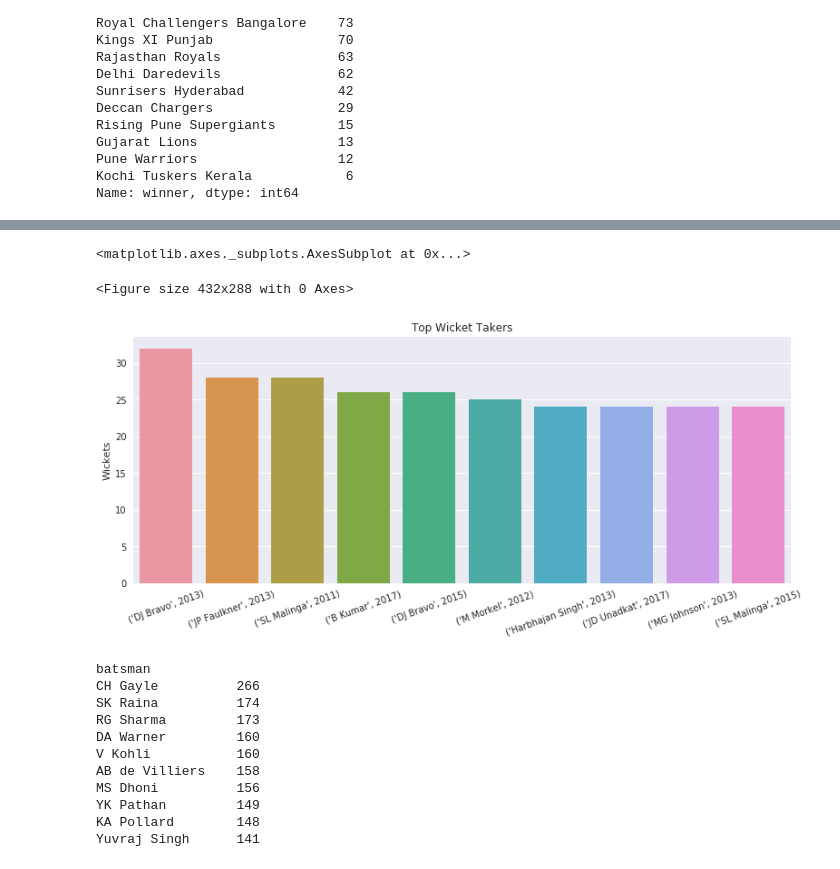
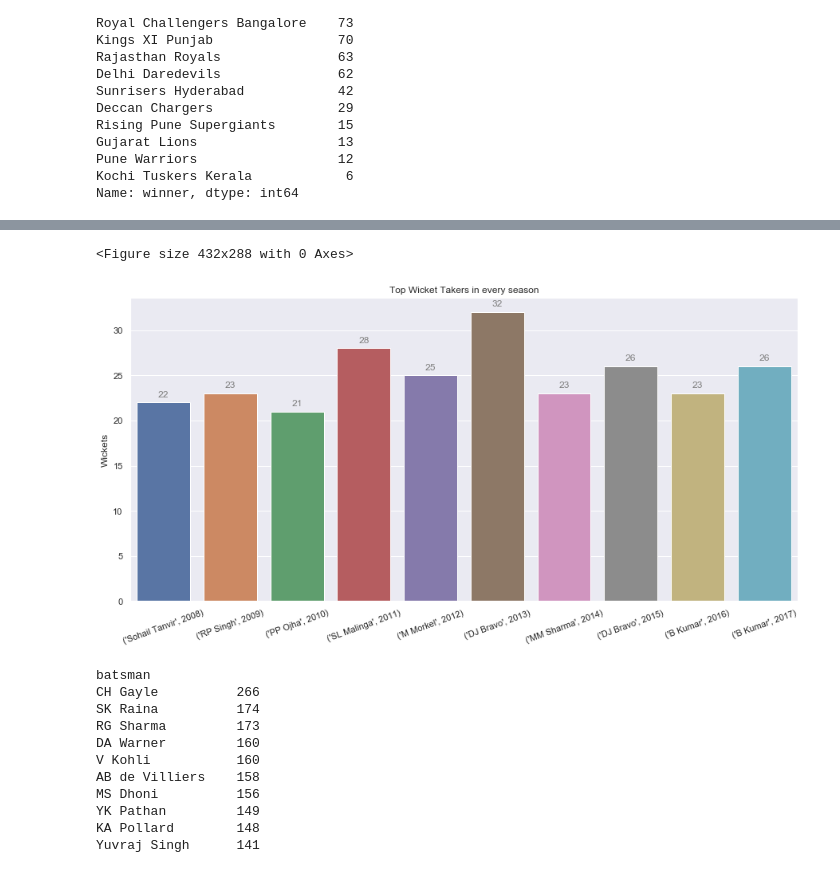
Before and after one commit to gauravr1993/data-analysis, a Jupyter notebook: IPL-Visualization/IPL1.ipynb, the cells around one changed output, grey strips where cells are left out. Cells and saved outputs as stored; diff of their text form; code cells hidden in the pictures.

```diff
--- a/IPL-Visualization/IPL1.ipynb
+++ b/IPL-Visualization/IPL1.ipynb
@@ -85,6 +86,8 @@ new_index = ['CSK','DC','DD','GL','KXIP','KTK','KKR','MI','PWI','RR','RPS','RCB'
 win_percent.index = new_index
 fig, ax = plt.subplots()
 plt.title('Win Percentage of Teams')
-fig.set_size_inches(10, 5)
+fig.set_size_inches(15, 5)
 sns.barplot(x=win_percent.index,y=win_percent.values)
+for p in ax.patches:
+    ax.annotate(str(round(p.get_height(),2)),(p.get_x() * 1.005, p.get_height() * 1.005),ha='left',fontsize=12)
 # %% [output]
@@ -184,0 +198,3 @@ memory usage: 25.3+ MB
+# %%
+final_data['batting_team'] = final_data['batting_team'].replace('Rising Pune Supergiant','Rising Pune Supergiants')
+final_data['bowling_team'] = final_data['bowling_team'].replace('Rising Pune Supergiant','Rising Pune Supergiants')
@@ -200,0 +253,7 @@ final_data = pd.merge(data,df,left_on='id',right_on='match_id')
+# %%
+new_df = final_data.groupby(['season','batsman']).agg({'batsman_runs':'sum'})
+table = new_df.sort_values(by = 'batsman_runs', ascending = False)
+final = table.groupby(level=0).head(1)
+run_getters = final.sort_values(by='season')
+orange_cap_holder = run_getters.iloc[:,0]
+orange_cap_holder
@@ -201,13 +273,11 @@ final_data = pd.merge(data,df,left_on='id',right_on='match_id')
 # %%
-#Top Batsman(Run Getters) in a Season
-top_batsman_by_season = final_data.groupby(['batsman','season'])['batsman_runs'].sum().nlargest(10)
-plt.figure(4)
+plt.figure(5)
 fig, ax = plt.subplots()
-fig.set_size_inches(13, 5)
+fig.set_size_inches(15, 5)
 plt.title('Highest Run Getter in a Season')
 plt.ylabel('Runs')
 plt.xticks(rotation=45)
-g = sns.barplot(x=top_batsman_by_season.index,y=top_batsman_by_season.values,palette='Reds_d')
+g = sns.barplot(x=orange_cap_holder.index,y=orange_cap_holder.values,palette='Reds_d')
 #annotate axis = seaborn axis
 for p in g.patches:
              ax.annotate("%d" % p.get_height(), (p.get_x() + p.get_width() / 2., p.get_height()),
@@ -272,17 +329,24 @@ Name: player_dismissed, dtype: int64
 # %%
-top_bowler_by_season = d.groupby(['bowler','season'])['player_dismissed'].count().nlargest(10)
+top_bowler_by_season = d.groupby(['bowler','season']).agg({'player_dismissed':'count'})
+table = top_bowler_by_season.sort_values(by = 'player_dismissed', ascending = False)
+final = table.groupby(level=1).head(1)
+run_getters = final.sort_values(by='season')
+purple_cap_holder = run_getters.iloc[:,0]
 #Top Wicket-Takers in all season
 plt.figure(5)
 fig, ax = plt.subplots()
-fig.set_size_inches(13, 5)
-plt.title('Top Wicket Takers')
+fig.set_size_inches(15, 7)
+plt.title('Top Wicket Takers in every season')
 plt.ylabel('Wickets')
 plt.xticks(rotation=20)
-sns.barplot(x=top_bowler_by_season.index,y=top_bowler_by_season.values)
+f = sns.barplot(x=purple_cap_holder.index,y=purple_cap_holder.values)
+for p in f.patches:
+             ax.annotate("%d" % p.get_height(), (p.get_x() + p.get_width() / 2., p.get_height()),
+                 ha='center', va='center', fontsize=12, color='gray', xytext=(0, 10),
+                 textcoords='offset points')
 # %% [output]
-<matplotlib.axes._subplots.AxesSubplot at 0x...>
+<Figure size 432x288 with 0 Axes>
-<Figure size 432x288 with 0 Axes>
-[figure, old version]
+[figure, new version]
 # %%
 top = final_data.groupby(['batsman','season'])['batsman_runs'].sum()
 highest_run_getters = top.groupby(level='season').nlargest(10)
```
Also changed, not shown: parts of 30 cells of this notebook, 15 other files.
